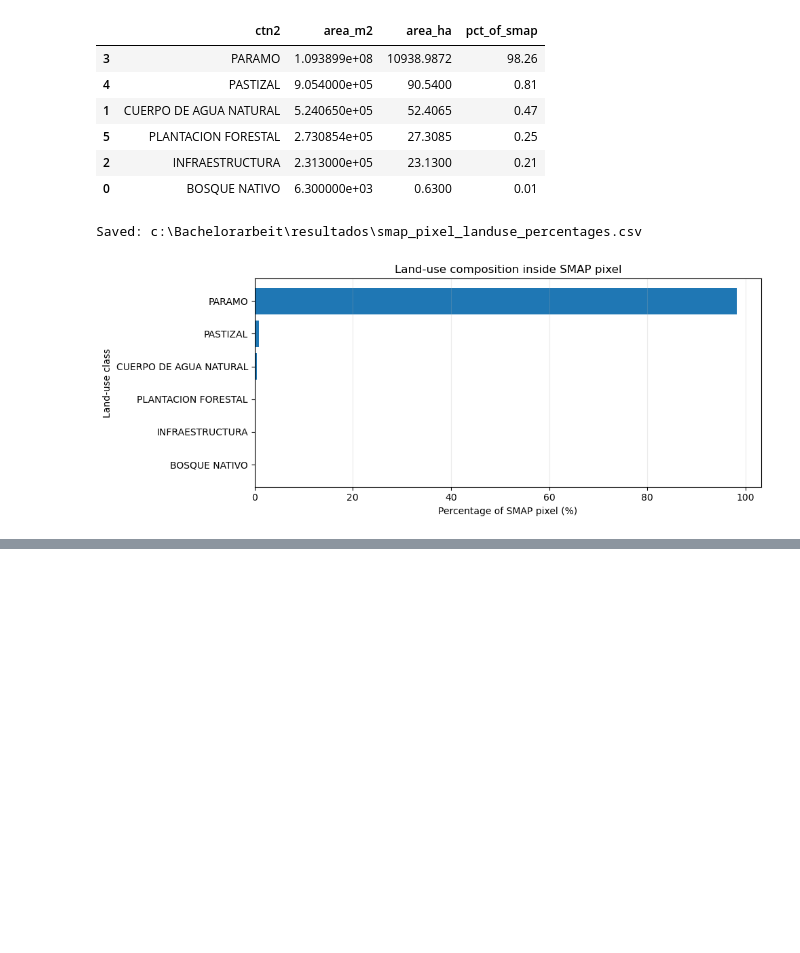
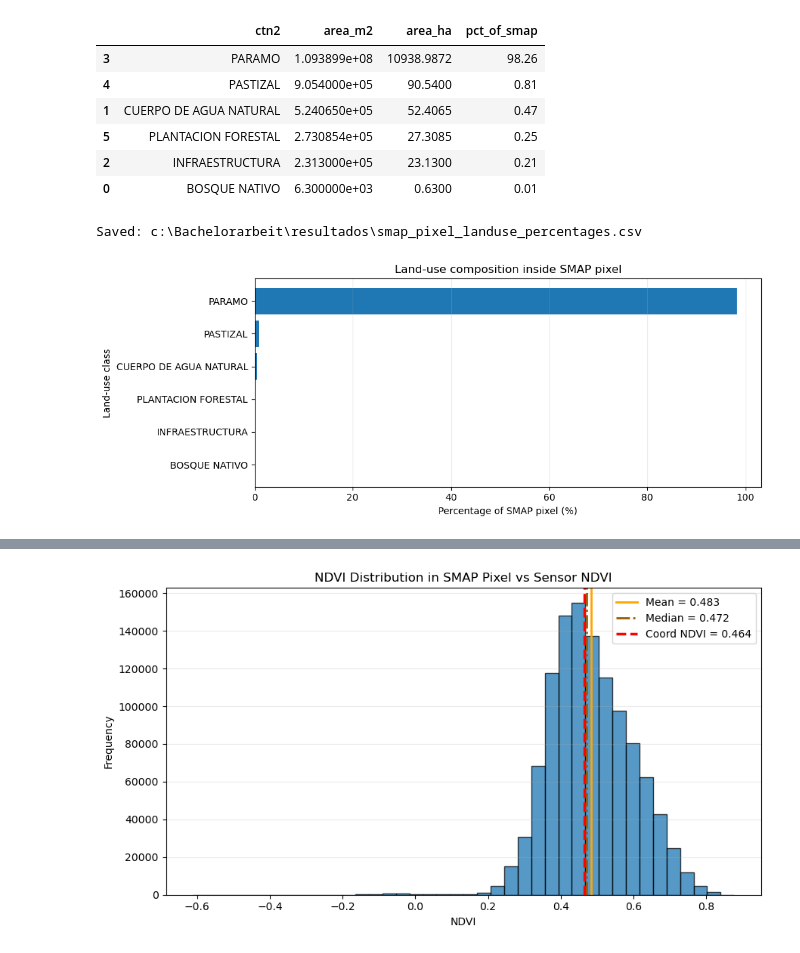
Before and after one commit to eemahon/bachelorThesis_paramos, a Jupyter notebook: analysis/smap_pixel.ipynb, the cells around one changed output, grey strips where cells are left out. Cells and saved outputs as stored; diff of their text form; code cells hidden in the pictures; blank space fills up the shorter version.

```diff
--- a/analysis/smap_pixel.ipynb
+++ b/analysis/smap_pixel.ipynb
@@ -142,3 +142,94 @@ plt.tight_layout()
 plt.show()
 # %% [output]
 [figure]
+# %%
+from pathlib import Path
+import numpy as np
+import pandas as pd
+import matplotlib.pyplot as plt
+
+# Inputs
+coord_lon, coord_lat = -79.234636, -3.062424
+csv_path = Path(r"C:\Soilgrids\data\smap\SMAP_NDVI_distribution_AugNov_2022.csv")
+tif_path = Path(r"C:\Soilgrids\data\smap\SMAP_NDVI_composite_AugNov_2022.tif")
+
+# Optional fallback if you already know point NDVI from another source
+manual_point_ndvi = None  # e.g., 0.76
+
+if not csv_path.exists():
+    raise FileNotFoundError(f"CSV not found: {csv_path}")
+
+# Read NDVI distribution
+df = pd.read_csv(csv_path)
+if "NDVI" not in df.columns:
+    raise ValueError(f"Column 'NDVI' not found. Available columns: {list(df.columns)}")
+
+ndvi = pd.to_numeric(df["NDVI"], errors="coerce").dropna()
+if ndvi.empty:
+    raise ValueError("No valid NDVI values found in CSV.")
+
+# Try to get point NDVI directly from raster at the coordinate
+point_ndvi = None
+point_source = None
+
+if tif_path.exists():
+    try:
+        import rasterio
+        from pyproj import Transformer
+
+        with rasterio.open(tif_path) as src:
+            # Transform lon/lat (EPSG:4326) to raster CRS when needed
+            x, y = coord_lon, coord_lat
+            if src.crs is not None and str(src.crs).upper() not in ["EPSG:4326", "OGC:CRS84"]:
+                transformer = Transformer.from_crs("EPSG:4326", src.crs, always_xy=True)
+                x, y = transformer.transform(coord_lon, coord_lat)
+
+            row, col = src.index(x, y)
+            arr = src.read(1)
+            val = arr[row, col]
+
+            if src.nodata is not None and np.isclose(val, src.nodata):
+                point_ndvi = np.nan
+            else:
+                point_ndvi = float(val)
+                # Scale integer NDVI products if needed (common scale factor 10000)
+                if point_ndvi > 1.0:
+                    point_ndvi = point_ndvi / 10000.0
+                point_source = "TIFF at coord"
+    except Exception as e:
+        print(f"Could not extract NDVI from TIFF: {e}")
+
+# Fallback to manual value if raster extraction is unavailable
+if point_ndvi is None and manual_point_ndvi is not None:
+    point_ndvi = float(manual_point_ndvi)
+    point_source = "manual"
+
+# Summary stats and percentile
+desc = ndvi.describe(percentiles=[0.05, 0.25, 0.5, 0.75, 0.95])
+print("NDVI distribution summary:")
+print(desc)
+
+if point_ndvi is not None and not np.isnan(point_ndvi):
+    percentile = (ndvi <= point_ndvi).mean() * 100
+    print(f"\nPoint NDVI ({point_source}): {point_ndvi:.4f}")
+    print(f"Percentile within SMAP pixel distribution: {percentile:.2f}%")
+else:
+    print("\nPoint NDVI not available. Set manual_point_ndvi or verify TIFF path/CRS.")
+
+# Plot histogram + point marker
+fig, ax = plt.subplots(figsize=(9, 5))
+ax.hist(ndvi, bins=40, alpha=0.75, edgecolor="black")
+ax.axvline(ndvi.mean(), linestyle="-", linewidth=2, color="orange", label=f"Mean = {ndvi.mean():.3f}")
+ax.axvline(ndvi.median(), linestyle="-.", linewidth=2, color="#946001", label=f"Median = {ndvi.median():.3f}")
+
+
+ax.axvline(point_ndvi, linestyle="--", linewidth=2.5, color="red", label=f"Coord NDVI = {point_ndvi:.3f}")
+
+ax.set_xlabel("NDVI")
+ax.set_ylabel("Frequency")
+ax.set_title("NDVI Distribution in SMAP Pixel vs Sensor NDVI")
+ax.grid(axis="y", alpha=0.25)
+ax.legend()
+plt.tight_layout()
+plt.show()
+# %% [output]
@@ -144,0 +251 @@ plt.show()
+[figure, added]
```
Also changed, not shown: parts of 1 cell of this notebook, 33 other files.
